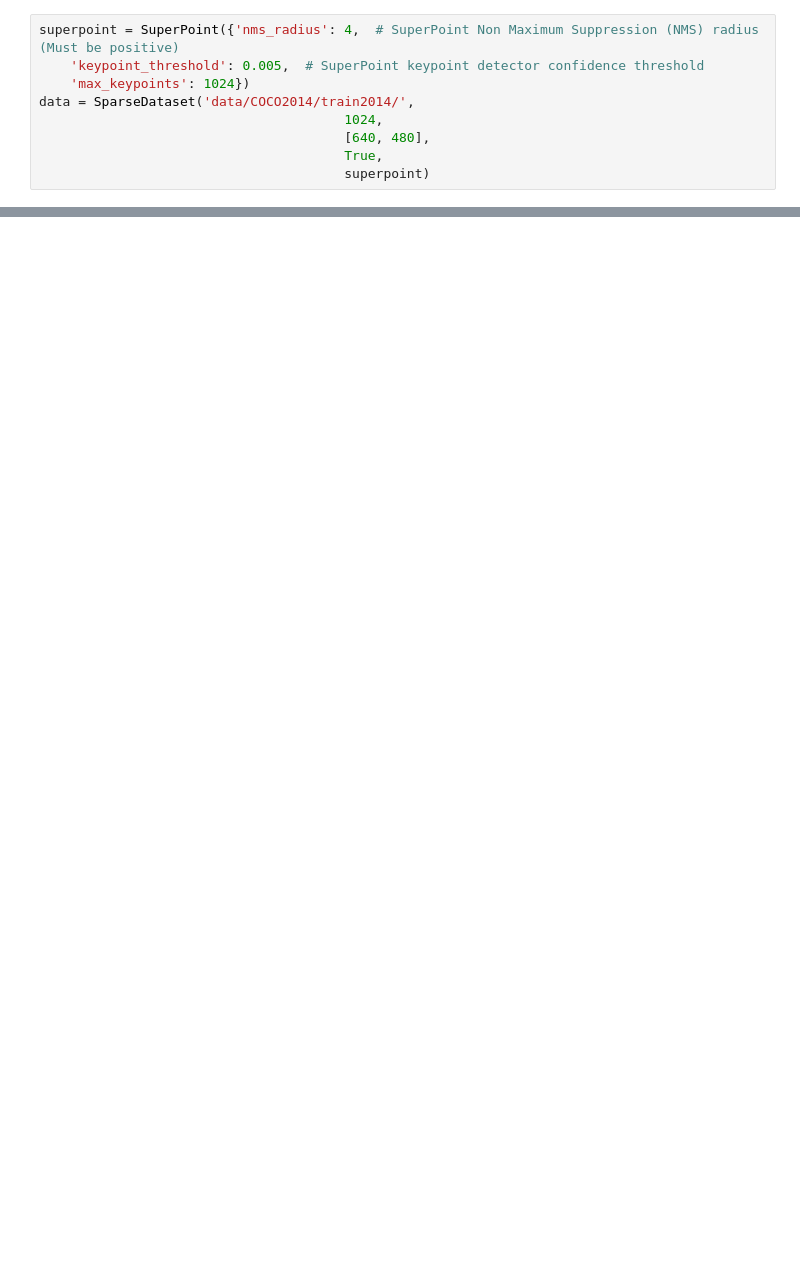
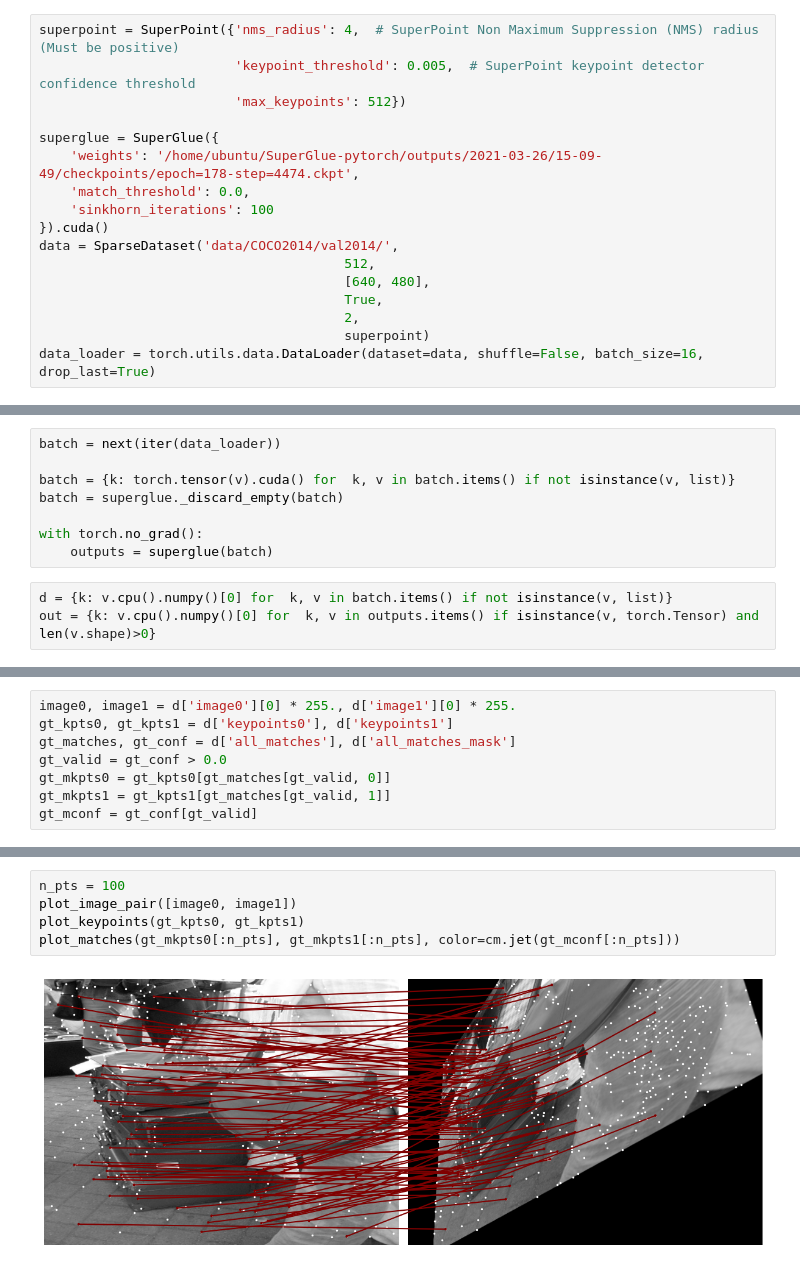
Before and after one commit to Valentyn1997/SuperGlue-pytorch, a Jupyter notebook: train_dataset_generation.ipynb, the cells around one changed output, grey strips where cells are left out. Saved outputs shown, nothing was run; the diff lists cells and outputs as text; blank space fills up the shorter version.

```diff
--- a/train_dataset_generation.ipynb
+++ b/train_dataset_generation.ipynb
@@ -8,11 +15,19 @@ from models.superpoint import SuperPoint
 # %%
 superpoint = SuperPoint({'nms_radius': 4,  # SuperPoint Non Maximum Suppression (NMS) radius (Must be positive)
-    'keypoint_threshold': 0.005,  # SuperPoint keypoint detector confidence threshold
-    'max_keypoints': 1024})
-data = SparseDataset('data/COCO2014/train2014/',
-                                       1024,
+                         'keypoint_threshold': 0.005,  # SuperPoint keypoint detector confidence threshold
+                         'max_keypoints': 512})
+
+superglue = SuperGlue({
+    'weights': '/home/ubuntu/SuperGlue-pytorch/outputs/2021-03-26/15-09-49/checkpoints/epoch=178-step=4474.ckpt',
+    'match_threshold': 0.0,
+    'sinkhorn_iterations': 100
+}).cuda()
+data = SparseDataset('data/COCO2014/val2014/',
+                                       512,
                                        [640, 480],
                                        True,
+                                       2,
                                        superpoint)
+data_loader = torch.utils.data.DataLoader(dataset=data, shuffle=False, batch_size=16, drop_last=True)
 # %% [output]
 Loaded SuperPoint model
@@ -19,0 +85,11 @@ FileNotFoundError: [Errno 2] No such file or directory: 'data/COCO2014/train2014
+# %%
+batch = next(iter(data_loader))
+
+batch = {k: torch.tensor(v).cuda() for  k, v in batch.items() if not isinstance(v, list)}
+batch = superglue._discard_empty(batch)
+
+with torch.no_grad():
+    outputs = superglue(batch)
+# %%
+d = {k: v.cpu().numpy()[0] for  k, v in batch.items() if not isinstance(v, list)}
+out = {k: v.cpu().numpy()[0] for  k, v in outputs.items() if isinstance(v, torch.Tensor) and len(v.shape)>0}
@@ -19,0 +100,8 @@ FileNotFoundError: [Errno 2] No such file or directory: 'data/COCO2014/train2014
+# %%
+image0, image1 = d['image0'][0] * 255., d['image1'][0] * 255.
+gt_kpts0, gt_kpts1 = d['keypoints0'], d['keypoints1']
+gt_matches, gt_conf = d['all_matches'], d['all_matches_mask']
+gt_valid = gt_conf > 0.0
+gt_mkpts0 = gt_kpts0[gt_matches[gt_valid, 0]]
+gt_mkpts1 = gt_kpts1[gt_matches[gt_valid, 1]]
+gt_mconf = gt_conf[gt_valid]
@@ -19,0 +118,7 @@ FileNotFoundError: [Errno 2] No such file or directory: 'data/COCO2014/train2014
+# %%
+n_pts = 100
+plot_image_pair([image0, image1])
+plot_keypoints(gt_kpts0, gt_kpts1)
+plot_matches(gt_mkpts0[:n_pts], gt_mkpts1[:n_pts], color=cm.jet(gt_mconf[:n_pts]))
+# %% [output]
+[figure, added]
```
Also changed, not shown: parts of 9 cells of this notebook, 7 other files.
